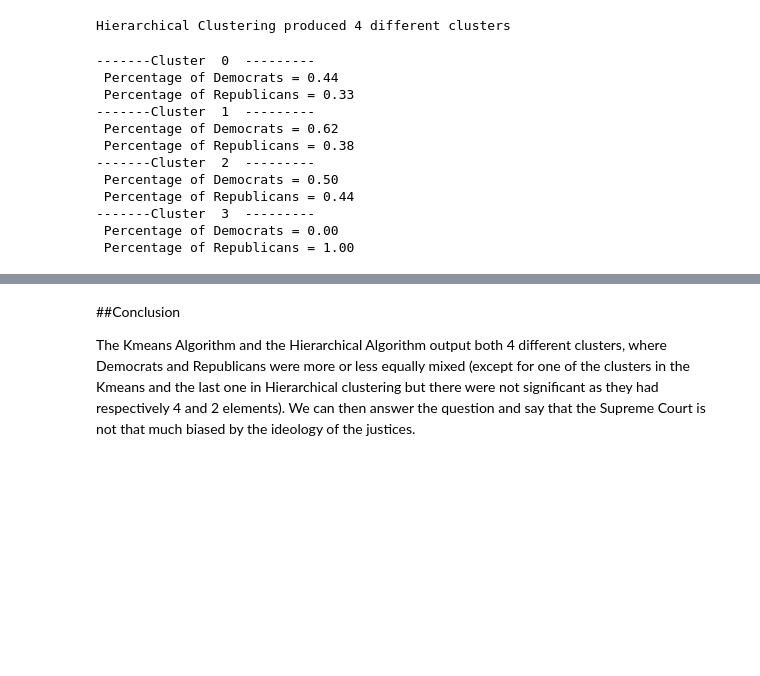
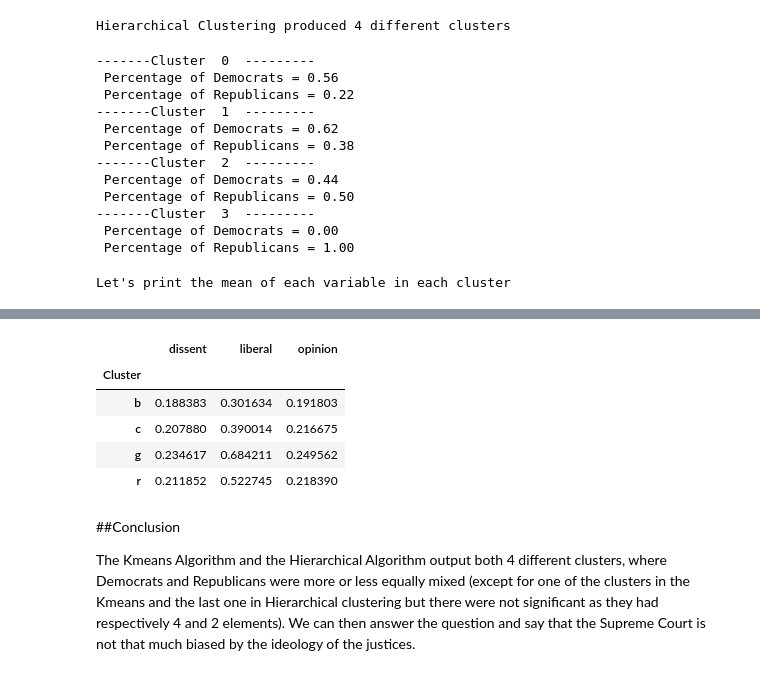
Before and after one commit to pjbull/benchmarked, a Jupyter notebook: Process.ipynb, the cells around one changed output, grey strips where cells are left out. Drawn from its saved outputs; the diff is of its cells as text; code cells hidden in the pictures; blank space fills up the shorter version.

```diff
--- a/Process.ipynb
+++ b/Process.ipynb
@@ -1603,9 +1603,9 @@ print 'Hierarchical Clustering produced %i different clusters'% len(set(R['color
 Hierarchical Clustering produced 4 different clusters
 # %%
 parties = []
-for value in R.values()[0][:35]:
+for value in R.values()[0][1:]:
     parties.append(df_clean[df_clean.justiceName==value].party.iloc[0])
-res = pd.DataFrame({'Cluster':R['color_list'],'Party':parties})
+res = pd.DataFrame({'Cluster':R['color_list'],'Party':parties},index=R.values()[0][1:])
 for i,col in enumerate(res.Cluster.unique()):
     temp = res[res.Cluster==col]
     print '-------Cluster ',i,' ---------'
@@ -1613,14 +1613,20 @@ for i,col in enumerate(res.Cluster.unique()):
     print ' Percentage of Republicans = %0.02f'% (sum(temp.Party=='Republican Party')/len(temp.Party))
 # %% [output]
 -------Cluster  0  ---------
- Percentage of Democrats = 0.44
- Percentage of Republicans = 0.33
+ Percentage of Democrats = 0.56
+ Percentage of Republicans = 0.22
 -------Cluster  1  ---------
  Percentage of Democrats = 0.62
  Percentage of Republicans = 0.38
 -------Cluster  2  ---------
- Percentage of Democrats = 0.50
- Percentage of Republicans = 0.44
+ Percentage of Democrats = 0.44
+ Percentage of Republicans = 0.50
 -------Cluster  3  ---------
  Percentage of Democrats = 0.00
  Percentage of Republicans = 1.00
+# %%
+res2 = df_clust.join(res,how='inner')
+print 'Let\'s print the mean of each variable in each cluster\n'
+res2.groupby('Cluster').mean()
+# %% [output]
+Let's print the mean of each variable in each cluster
@@ -1627,3 +1636,9 @@ for i,col in enumerate(res.Cluster.unique()):
+|  | dissent | liberal | opinion |
+| Cluster |  |  |  |
+| b | 0.188383 | 0.301634 | 0.191803 |
+| c | 0.207880 | 0.390014 | 0.216675 |
+| g | 0.234617 | 0.684211 | 0.249562 |
+| r | 0.211852 | 0.522745 | 0.218390 |
 # %% [markdown]
 ##Conclusion
 
```
Also changed, not shown: parts of 8 cells of this notebook.
